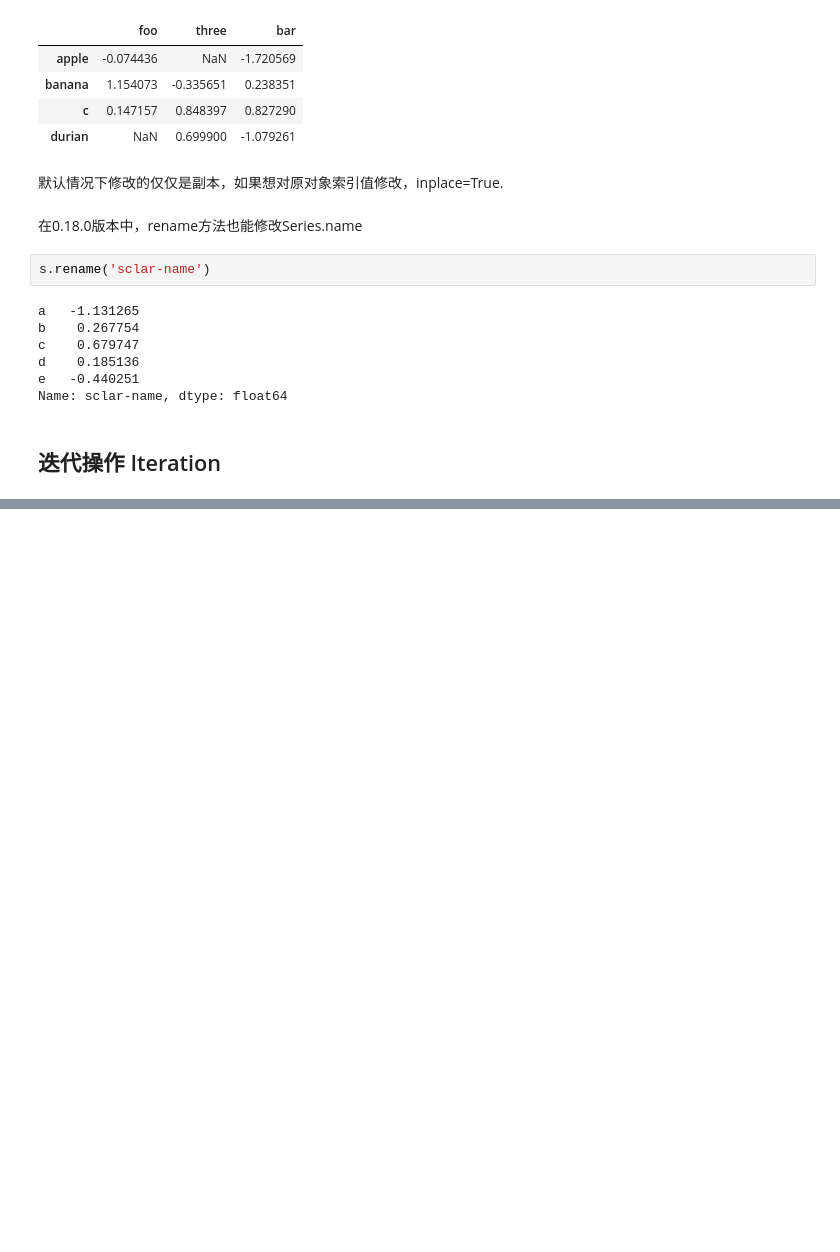
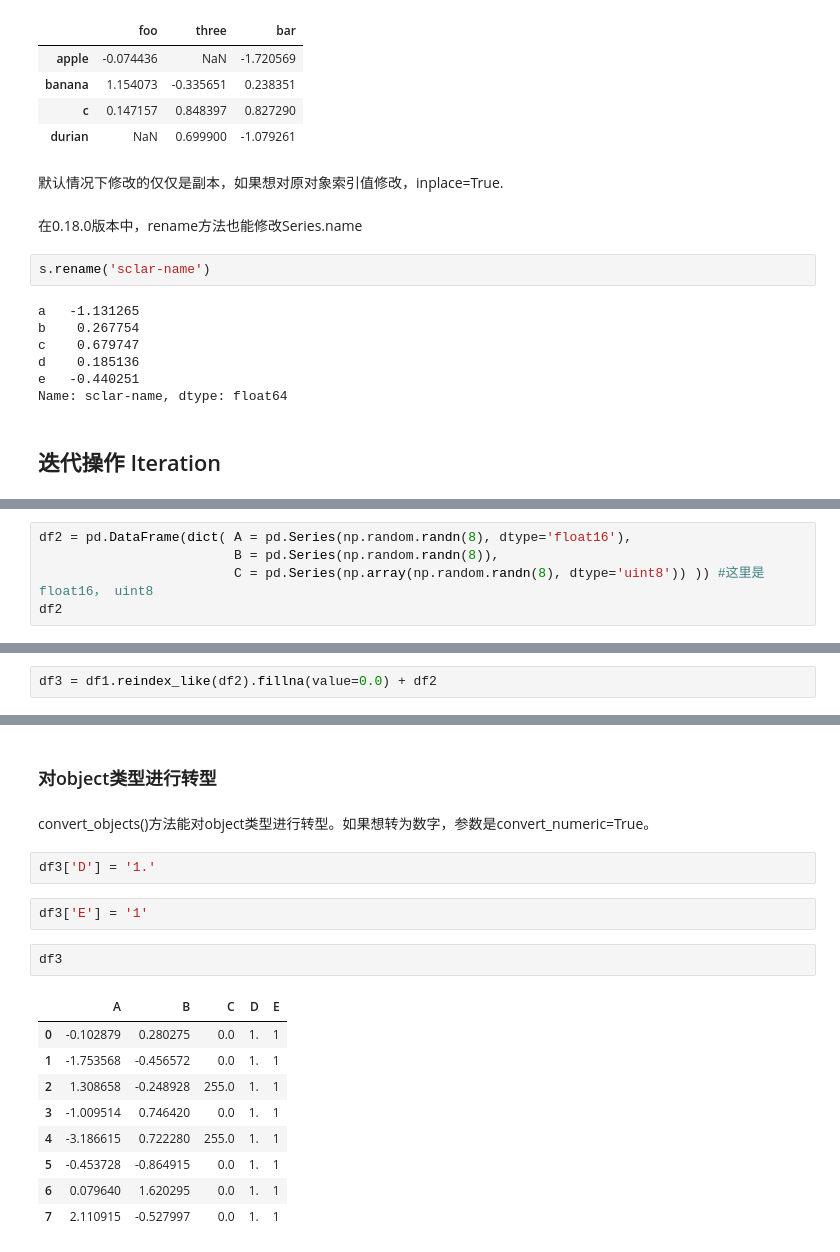
Before and after one commit to slofast/pandas-doc-zh, a Jupyter notebook: 数据结构的内置方法-Essential Basic Functionality.ipynb, the cells around one changed output, grey strips where cells are left out. Saved outputs shown, nothing was run; the diff lists cells and outputs as text; blank space fills up the shorter version.

```diff
--- a/数据结构的内置方法-Essential Basic Functionality.ipynb
+++ b/数据结构的内置方法-Essential Basic Functionality.ipynb
@@ -1646,0 +2190,5 @@ Name: sclar-name, dtype: float64
+# %%
+df2 = pd.DataFrame(dict( A = pd.Series(np.random.randn(8), dtype='float16'),
+                         B = pd.Series(np.random.randn(8)),
+                         C = pd.Series(np.array(np.random.randn(8), dtype='uint8')) )) #这里是float16， uint8
+df2
@@ -1646,0 +2258,2 @@ Name: sclar-name, dtype: float64
+# %%
+df3 = df1.reindex_like(df2).fillna(value=0.0) + df2
@@ -1646,0 +2297,20 @@ Name: sclar-name, dtype: float64
+# %% [markdown]
+### 对object类型进行转型
+# %% [markdown]
+convert_objects()方法能对object类型进行转型。如果想转为数字，参数是convert_numeric=True。
+# %%
+df3['D'] = '1.'
+# %%
+df3['E'] = '1'
+# %%
+df3
+# %% [output]
+|  | A | B | C | D | E |
+| 0 | -0.102879 | 0.280275 | 0.0 | 1. | 1 |
+| 1 | -1.753568 | -0.456572 | 0.0 | 1. | 1 |
+| 2 | 1.308658 | -0.248928 | 255.0 | 1. | 1 |
+| 3 | -1.009514 | 0.746420 | 0.0 | 1. | 1 |
+| 4 | -3.186615 | 0.722280 | 255.0 | 1. | 1 |
+| 5 | -0.453728 | -0.864915 | 0.0 | 1. | 1 |
+| 6 | 0.079640 | 1.620295 | 0.0 | 1. | 1 |
+| 7 | 2.110915 | -0.527997 | 0.0 | 1. | 1 |
```
Also changed, not shown: parts of 143 cells of this notebook.
